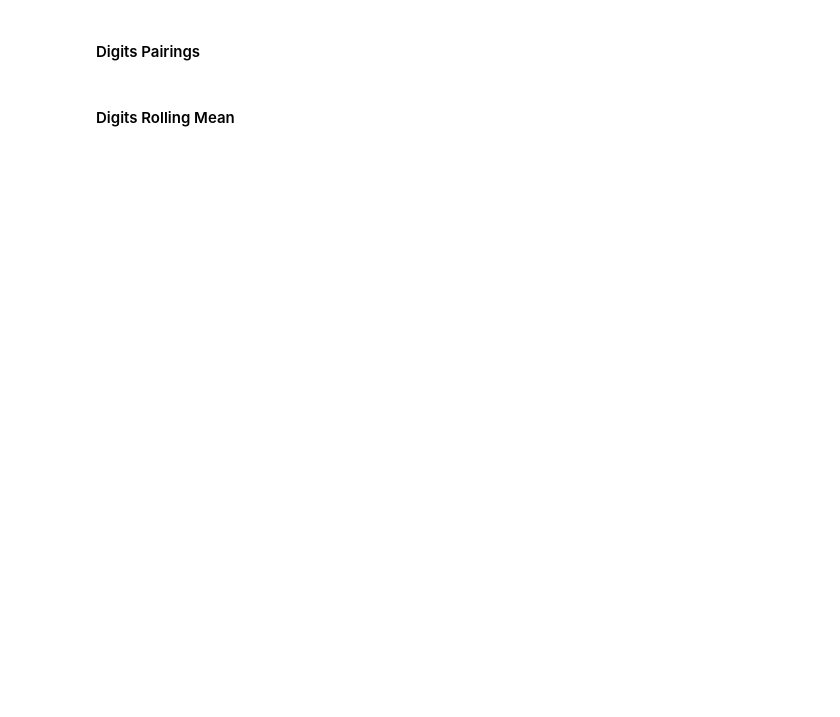
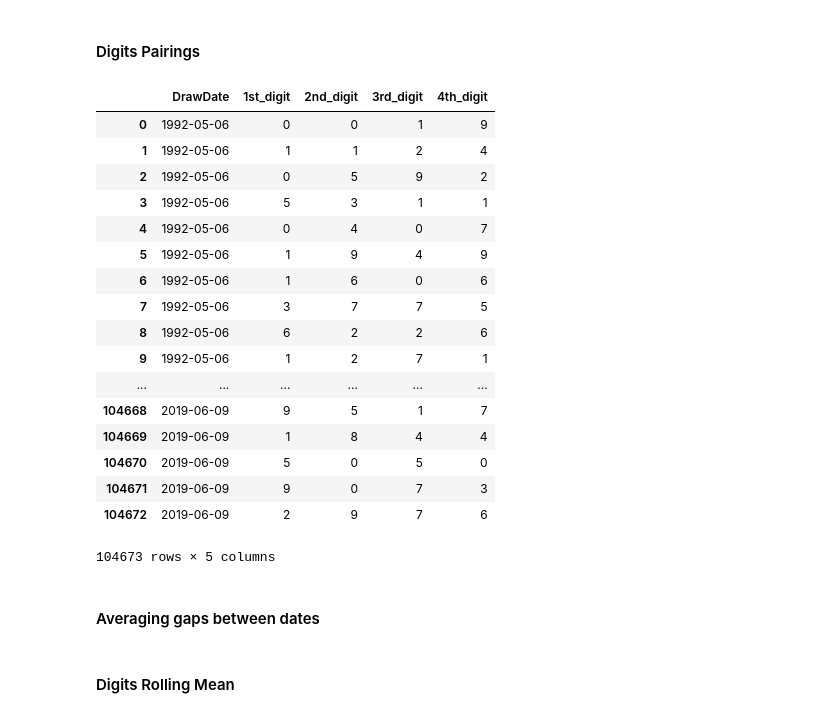
Before and after one commit to mengwangk/dl-projects, a Jupyter notebook: number_features.ipynb, the cells around one changed output. Cells and saved outputs as stored; diff of their text form; code cells hidden in the pictures; blank space fills up the shorter version.

```diff
--- a/number_features.ipynb
+++ b/number_features.ipynb
@@ -540,2 +750,4 @@ Type:      method
 # %% [markdown]
 #### Digits Pairings
+# %%
+columns = ['_1st_digit', '_2nd_digit', '_3rd_digit', '_4th_digit']
@@ -542,3 +757,26 @@ Type:      method
+# %%
+df[columns]
+# %% [output]
+|  | DrawDate | 1st_digit | 2nd_digit | 3rd_digit | 4th_digit |
+| 0 | 1992-05-06 | 0 | 0 | 1 | 9 |
+| 1 | 1992-05-06 | 1 | 1 | 2 | 4 |
+| 2 | 1992-05-06 | 0 | 5 | 9 | 2 |
+| 3 | 1992-05-06 | 5 | 3 | 1 | 1 |
+| 4 | 1992-05-06 | 0 | 4 | 0 | 7 |
+| 5 | 1992-05-06 | 1 | 9 | 4 | 9 |
+| 6 | 1992-05-06 | 1 | 6 | 0 | 6 |
+| 7 | 1992-05-06 | 3 | 7 | 7 | 5 |
+| 8 | 1992-05-06 | 6 | 2 | 2 | 6 |
+| 9 | 1992-05-06 | 1 | 2 | 7 | 1 |
+| ... | ... | ... | ... | ... | ... |
+| 104668 | 2019-06-09 | 9 | 5 | 1 | 7 |
+| 104669 | 2019-06-09 | 1 | 8 | 4 | 4 |
+| 104670 | 2019-06-09 | 5 | 0 | 5 | 0 |
+| 104671 | 2019-06-09 | 9 | 0 | 7 | 3 |
+| 104672 | 2019-06-09 | 2 | 9 | 7 | 6 |
+104673 rows × 5 columns
+# %% [markdown]
+#### Averaging gaps between dates
 # %%
 #### Visualisation
 # %% [markdown]
```
Also changed, not shown: parts of 20 cells of this notebook.
